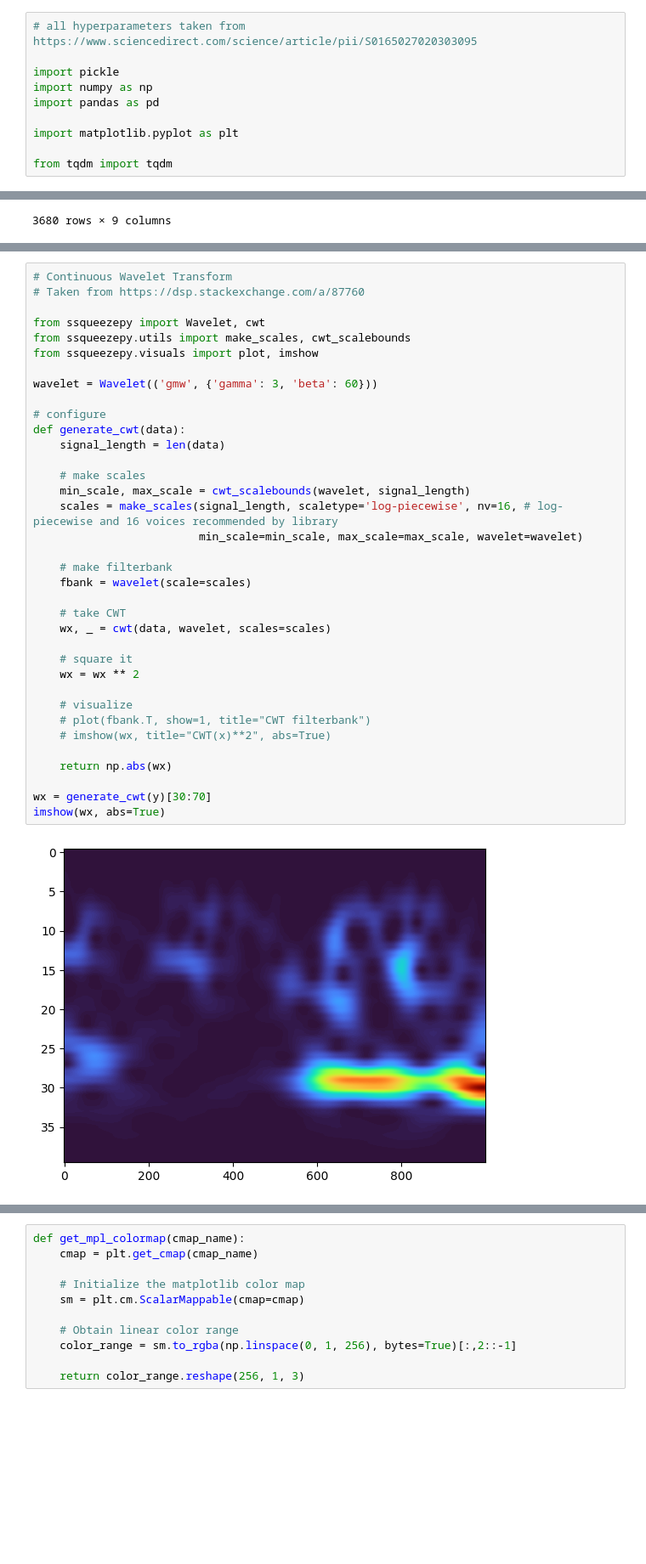
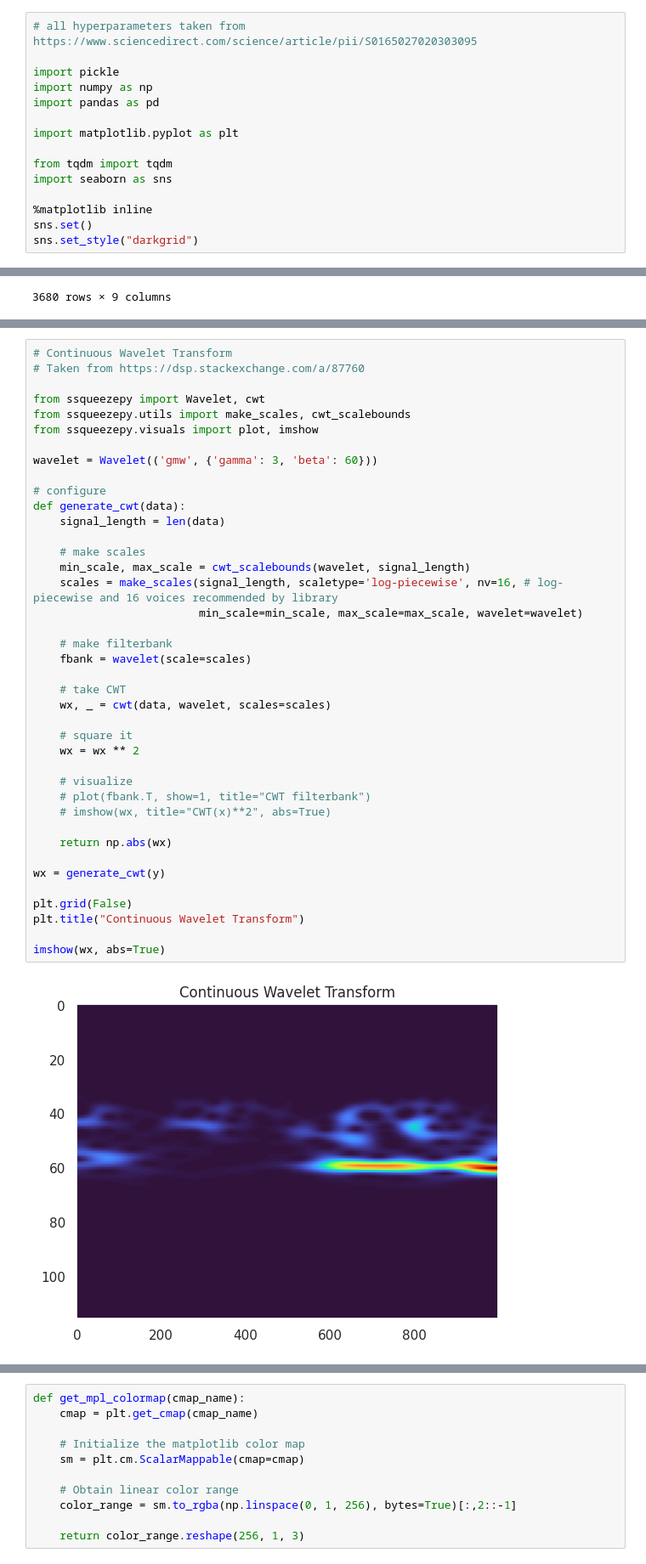
Before and after one commit to rachelkiiii/crux_project, a Jupyter notebook: src/preprocessing.ipynb, the cells around one changed output, grey strips where cells are left out. Shown at 85% size. Cells and saved outputs as stored; diff of their text form; blank space fills up the shorter version.

```diff
--- a/src/preprocessing.ipynb
+++ b/src/preprocessing.ipynb
@@ -8,6 +8,11 @@ import pandas as pd
 import matplotlib.pyplot as plt
 
 from tqdm import tqdm
+import seaborn as sns
+
+%matplotlib inline
+sns.set()
+sns.set_style("darkgrid")
 # %%
 data = pd.read_pickle("data/epoched_train.pkl")
 data
@@ -81,35 +88,39 @@ from ssqueezepy.utils import make_scales, cwt_scalebounds
 from ssqueezepy.visuals import plot, imshow
 
 wavelet = Wavelet(('gmw', {'gamma': 3, 'beta': 60}))
 
 # configure
 def generate_cwt(data):
     signal_length = len(data)
 
     # make scales
     min_scale, max_scale = cwt_scalebounds(wavelet, signal_length)
     scales = make_scales(signal_length, scaletype='log-piecewise', nv=16, # log-piecewise and 16 voices recommended by library
                          min_scale=min_scale, max_scale=max_scale, wavelet=wavelet)
 
     # make filterbank
     fbank = wavelet(scale=scales)
 
     # take CWT
     wx, _ = cwt(data, wavelet, scales=scales)
 
     # square it
     wx = wx ** 2
 
     # visualize
     # plot(fbank.T, show=1, title="CWT filterbank")
     # imshow(wx, title="CWT(x)**2", abs=True)
 
     return np.abs(wx)
 
-wx = generate_cwt(y)[30:70]
+wx = generate_cwt(y)
+
+plt.grid(False)
+plt.title("Continuous Wavelet Transform")
+
 imshow(wx, abs=True)
 # %% [output]
-[figure, old version]
+[figure, new version]
 # %%
 import cv2
 
```
Also changed, not shown: parts of 4 cells of this notebook, 2 other files.
